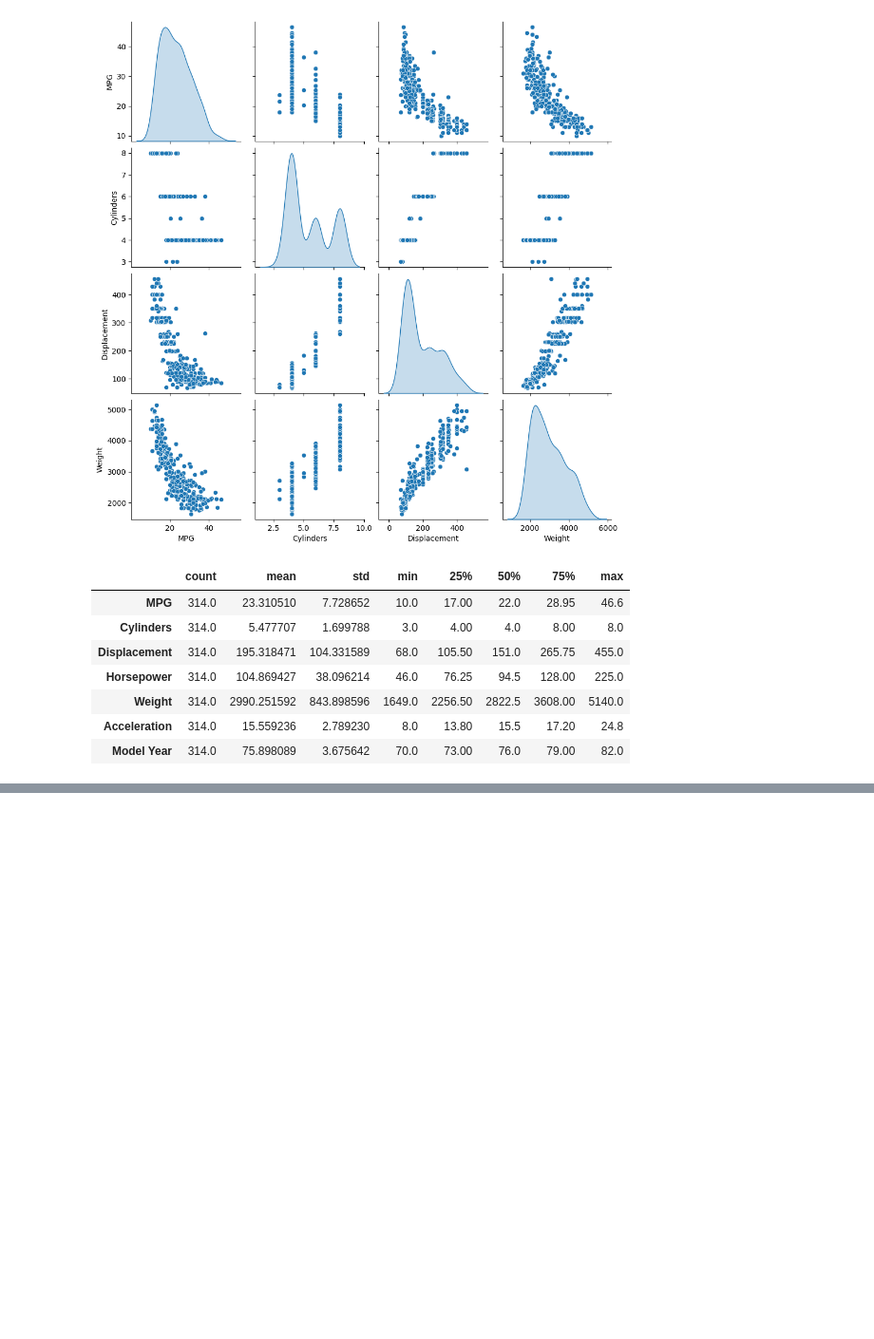
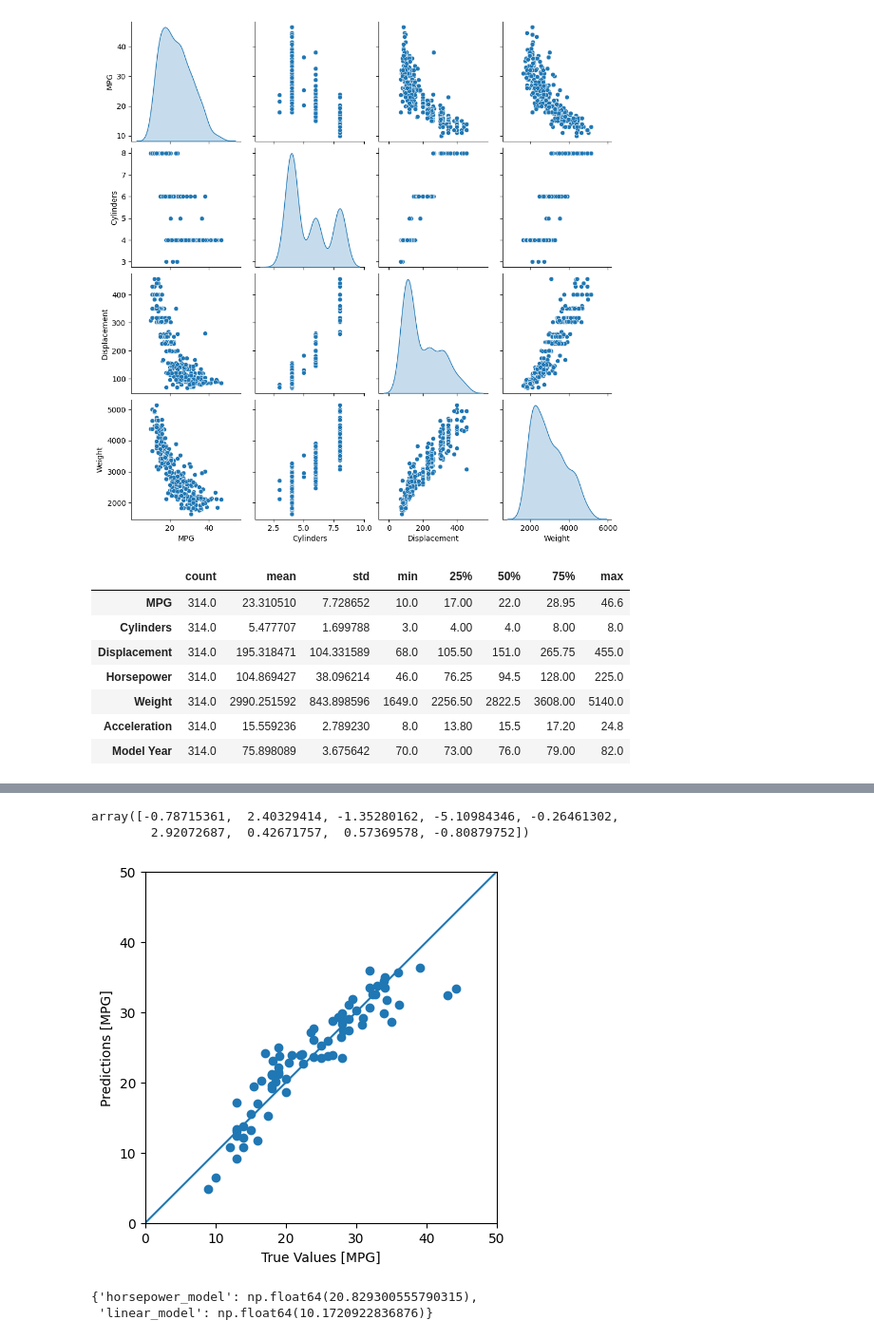
Before and after one commit to 2024-2-analitica-predictiva/2024-2-PRE-06-regresion-basica-Henrricson2, a Jupyter notebook: homework/homework.ipynb, the cells around one changed output, grey strips where cells are left out. Shown: that part at 95% size. Cells and saved outputs as stored; diff of their text form; code cells hidden in the pictures; blank space fills up the shorter version.

```diff
--- a/homework/homework.ipynb
+++ b/homework/homework.ipynb
@@ -113,0 +255,37 @@ test_labels = test_features.pop("MPG")
+# %%
+# Coeficientes
+#
+linear_model.coef_
+# %% [output]
+array([-0.78715361,  2.40329414, -1.35280162, -5.10984346, -0.26461302,
+        2.92072687,  0.42671757,  0.57369578, -0.80879752])
+# %%
+def plot_predictions(y_true, y_pred):
+
+    ax = plt.axes(aspect="equal")
+    plt.scatter(y_true, y_pred)
+    plt.xlabel("True Values [MPG]")
+    plt.ylabel("Predictions [MPG]")
+    lims = [0, 50]
+    plt.xlim(lims)
+    plt.ylim(lims)
+    _ = plt.plot(lims, lims)
+# %%
+test_predictions = linear_model.predict(standarized_test_features)
+
+plot_predictions(
+    y_true=test_labels,
+    y_pred=test_predictions,
+)
+# %% [output]
+[figure, added]
+# %%
+test_results["linear_model"] = mean_squared_error(
+    y_true=test_labels,
+    y_pred=test_predictions,
+)
+
+test_results
+# %% [output]
+{'horsepower_model': np.float64(20.829300555790315),
+ 'linear_model': np.float64(10.1720922836876)}
```
Also changed, not shown: parts of 21 cells of this notebook.
